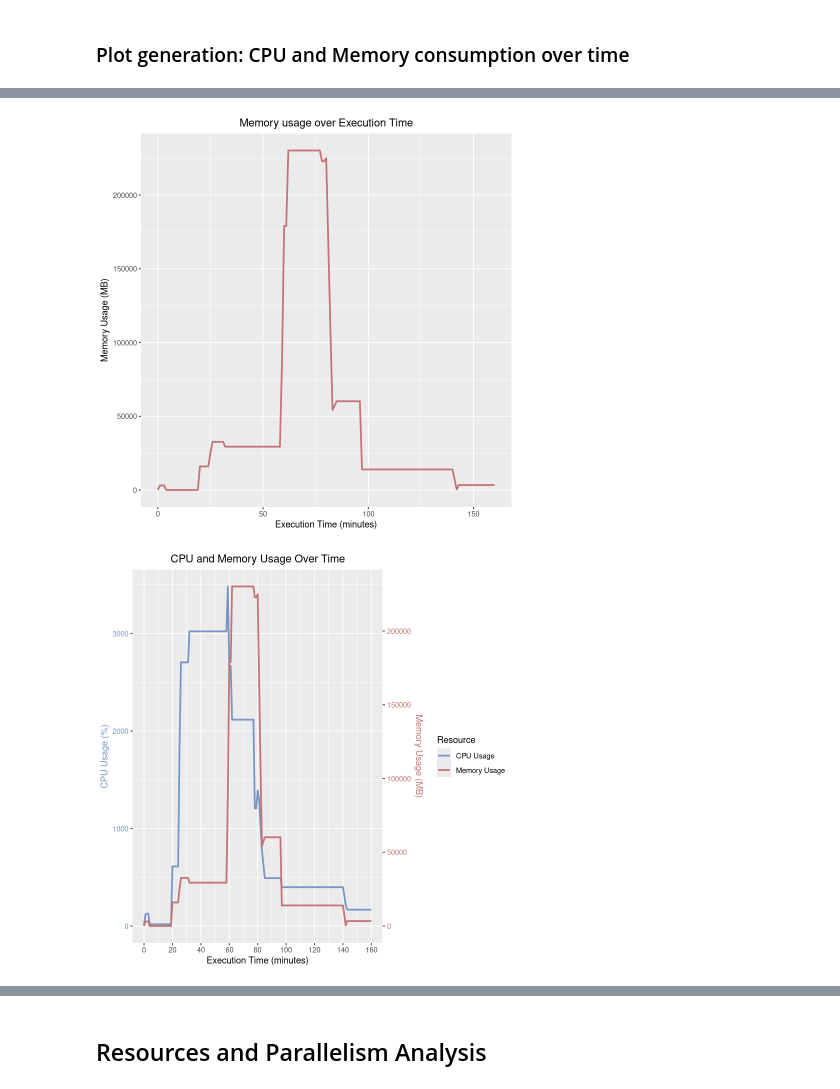
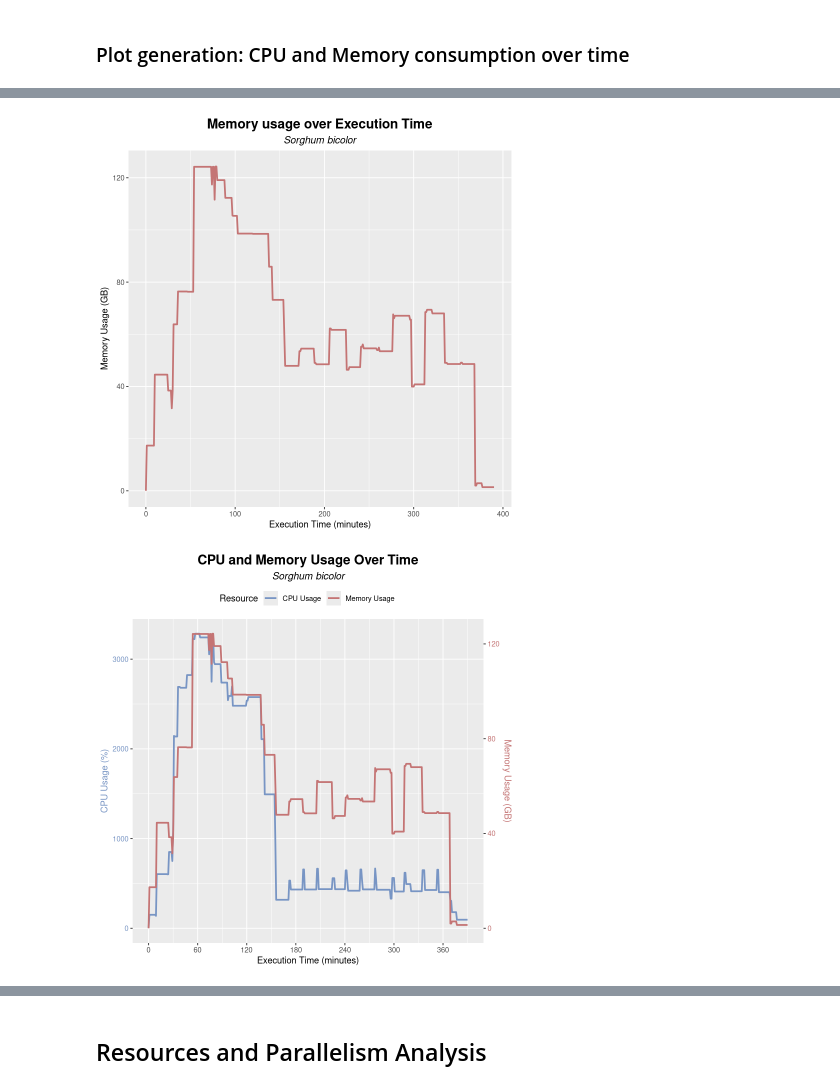
Before and after one commit to labbces/SpliceScape, a Jupyter notebook: performance_analysis/performance_analysis.ipynb, the cells around one changed output, grey strips where cells are left out. Saved outputs shown, nothing was run; the diff lists cells and outputs as text; code cells hidden in the pictures.

```diff
--- a/performance_analysis/performance_analysis.ipynb
+++ b/performance_analysis/performance_analysis.ipynb
@@ -43,8 +24,9 @@ The following objects are masked from ‘package:base’:
 ## General Data Preprocessing and Cleaning
 # %%
 # Read the trace data from a tab-delimited file
-trace_data <- read.delim("trace84443.txt", sep = "\t",
+trace_data <- read.delim("/home/bia/LandscapeSplicingGrasses/Results/landscapes/sbicolor/sbicolor_trace.txt", sep = "\t",
                          header = TRUE, stringsAsFactors = FALSE)
+species <- "Sorghum bicolor"
 head(trace_data)
 
 # Filter the data to include only completed processes
@@ -163,33 +143,39 @@ A rowwise_df: 6 × 4
 # %% [markdown]
 ### Plot generation: CPU and Memory consumption over time
 # %%
+# ENG
 # CPU % Usage over time
 cpu_over_time <- ggplot(resources_by_minute, aes(x = minute, y = cpu_total)) +
   geom_line(color = "#7895c4", linewidth = 1) +
   labs(
     title = "CPU usage over Execution Time",
+    subtitle = species,
     x = "Execution Time (minutes)",
     y = "CPU Usage (%)"
   ) +
   theme_gray() +
-  theme(plot.title = element_text(hjust = 0.5))
+  theme(plot.title = element_text(hjust = 0.5, face = "bold", size = 16),
+        plot.subtitle = element_text(hjust = 0.5, size = 12, face = "italic"),)
 
 cpu_over_time
 
 # Memory MB Usage over time
-mem_over_time <- ggplot(resources_by_minute, aes(x = minute, y = mem_total)) +
+mem_over_time <- ggplot(resources_by_minute, aes(x = minute, y = mem_total / 1024)) +
   geom_line(color = "#c47474", linewidth = 1) +
   labs(
     title = "Memory usage over Execution Time",
+    subtitle = species,
     x = "Execution Time (minutes)",
-    y = "Memory Usage (MB)"
+    y = "Memory Usage (GB)"
   ) +
+  scale_y_continuous(labels = label_comma()) +
   theme_gray() +
-  theme(plot.title = element_text(hjust = 0.5))
+  theme(plot.title = element_text(hjust = 0.5, face = "bold", size = 16),
+        plot.subtitle = element_text(hjust = 0.5, size = 12, face = "italic"),)
 
 mem_over_time
 
-scaling_factor <- max(resources_by_minute$mem_total) /
+scaling_factor <- (max(resources_by_minute$mem_total) / 1024) /
   max(resources_by_minute$cpu_total)
 
 
@@ -200,7 +186,7 @@ resources_over_time <- ggplot(resources_by_minute) +
     linewidth = 1
   ) +
   geom_line(
-    aes(x = minute, y = mem_total / scaling_factor, color = "Memory Usage"),
+    aes(x = minute, y = mem_total / 1024 / scaling_factor, color = "Memory Usage"),
     linewidth = 1
   ) +
   # Dual y-axes
@@ -208,28 +194,30 @@ resources_over_time <- ggplot(resources_by_minute) +
     name = "CPU Usage (%)",
     sec.axis = sec_axis(
       ~ . * scaling_factor,
-      name = "Memory Usage (MB)"
+      name = "Memory Usage (GB)"
     )
   ) +
   scale_x_continuous(
     name = "Execution Time (minutes)",
-    breaks = seq(0, max(resources_by_minute$minute), by = 20)
+    breaks = seq(0, max(resources_by_minute$minute), by = 60)
   ) +
   scale_color_manual(
     values = c("CPU Usage" = "#7895c4", "Memory Usage" = "#c47474")
   ) +
   labs(
     color = "Resource",
-    title = "CPU and Memory Usage Over Time"
+    title = "CPU and Memory Usage Over Time",
+    subtitle = species
   ) +
   theme_gray() +
   theme(
-        legend.position = "right",
+        legend.position = "top",
+        plot.title = element_text(hjust = 0.5, face = "bold", size = 16),
+        plot.subtitle = element_text(hjust = 0.5, size = 12, face = "italic"),
         axis.title.y.right = element_text(color = "#c47474"),
         axis.text.y.right = element_text(color = "#c47474"),
         axis.title.y.left = element_text(color = "#7895c4"),
-        axis.text.y.left = element_text(color = "#7895c4"),
-        plot.title = element_text(hjust = 0.5))
+        axis.text.y.left = element_text(color = "#7895c4"))
 
 print(resources_over_time)
 # %% [output]
@@ -237,2 +225,2 @@ print(resources_over_time)
-[figure, old version]
+[figure, new version]
-[figure, old version]
+[figure, new version]
```
Also changed, not shown: parts of 17 cells of this notebook.
